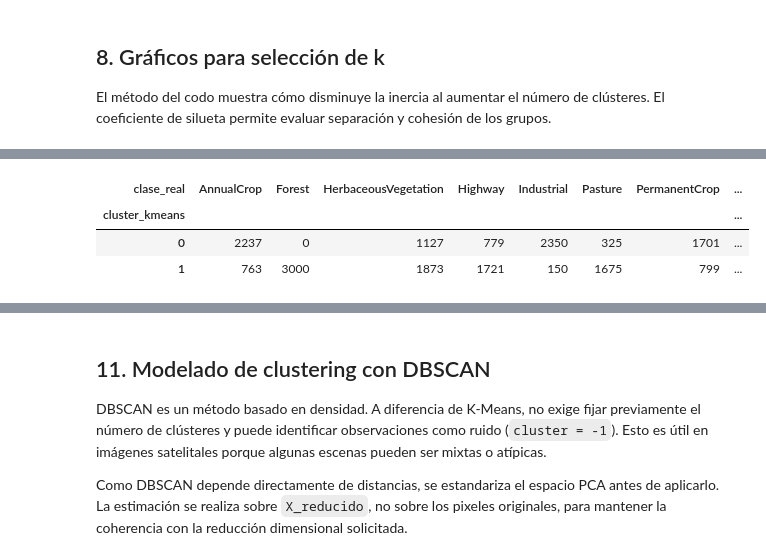
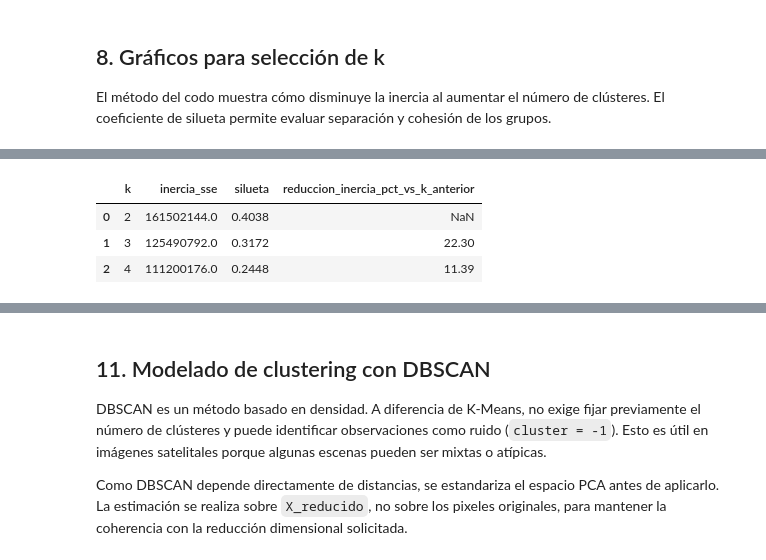
Before and after one commit to almeneses/analisis_multivariado, a Jupyter notebook: desafio_2/situacion_3_eurosat_clustering_parcial.ipynb, the cells around one changed output, grey strips where cells are left out. Drawn from its saved outputs; the diff is of its cells as text; code cells hidden in the pictures.

```diff
--- a/desafio_2/situacion_3_eurosat_clustering_parcial.ipynb
+++ b/desafio_2/situacion_3_eurosat_clustering_parcial.ipynb
@@ -30,6 +30,8 @@ from sklearn.metrics import silhouette_score, adjusted_rand_score, normalized_mu
 
 plt.rcParams["figure.figsize"] = (8, 5)
 plt.rcParams["axes.grid"] = True
+
+RANDOM_STATE = 42
 # %% [markdown]
 ## 2. Carga del dataset y construcción del índice de imágenes
 
@@ -230,5 +230,5 @@ Se evalúa K-Means para distintos valores de `k`. El enunciado solicita usar el
 # %%
-def evaluar_kmeans(X, rango_k=range(2, 13), random_state=42, muestra_silueta=5000):
+def evaluar_kmeans(X, rango_k=range(2, 13), muestra_silueta=5000, random_state=RANDOM_STATE):
     """
     Evalúa K-Means para varios valores de k usando inercia y silueta.
     La silueta se calcula sobre una muestra para reducir costo computacional.
@@ -263,8 +263,7 @@ def evaluar_kmeans(X, rango_k=range(2, 13), random_state=42, muestra_silueta=500
 tabla_kmeans = evaluar_kmeans(
     X_reducido,
     rango_k=range(2, 13),
-    random_state=42,
-    muestra_silueta=5000
+    muestra_silueta=10000
 )
 
 display(tabla_kmeans)
@@ -360,4 +361,71 @@ Aunque las etiquetas reales no se usan para entrenar el clustering, se pueden cr
 # %%
+def resumir_composicion_kmeans(df, columna_cluster, top_n=3):
+    """Resume las clases reales predominantes por clúster."""
+    conteos = pd.crosstab(df[columna_cluster], df["clase_real"])
+    porcentajes = pd.crosstab(
+        df[columna_cluster],
+        df["clase_real"],
+        normalize="index"
+    ) * 100
+
+    filas = []
+    for cluster, fila in porcentajes.iterrows():
+        top = fila.sort_values(ascending=False).head(top_n)
+        composicion = ", ".join([
+            f"{clase} ({porcentaje:.1f}%)"
+            for clase, porcentaje in top.items()
+            if porcentaje > 0
+        ])
+        filas.append({
+            "cluster": cluster,
+            "n_imagenes": int(conteos.loc[cluster].sum()),
+            "clase_dominante": top.index[0],
+            "pureza_aproximada_pct": top.iloc[0],
+            "composicion_principal": composicion
+        })
+
+    return pd.DataFrame(filas)
+
+
+ks_comparacion = [2, 3, 4]
+
+tabla_comparacion_k = (
+    tabla_kmeans[tabla_kmeans["k"].isin(ks_comparacion)]
+    .loc[:, ["k", "inercia_sse", "silueta"]]
+    .copy()
+)
+
+tabla_comparacion_k["reduccion_inercia_pct_vs_k_anterior"] = (
+    tabla_comparacion_k["inercia_sse"].pct_change().abs() * 100
+)
+
+print("Comparación cuantitativa de K-Means para k = 2, 3 y 4:")
+display(tabla_comparacion_k.round({
+    "inercia_sse": 2,
+    "silueta": 4,
+    "reduccion_inercia_pct_vs_k_anterior": 2
+}))
+
+resumen_composicion_por_k = {}
+
+for k in ks_comparacion:
+    columna_cluster = f"cluster_kmeans_k{k}"
+
+    if k == k_final:
+        df_imagenes[columna_cluster] = clusters_kmeans
+    else:
+        etiquetas_k, _ = ajustar_kmeans_final(X_reducido, k)
+        df_imagenes[columna_cluster] = etiquetas_k
+
+    resumen_composicion_por_k[k] = resumir_composicion_kmeans(
+        df_imagenes,
+        columna_cluster=columna_cluster,
+        top_n=3
+    )
+
+    print(f"Composición principal por clúster para k = {k}:")
+    display(resumen_composicion_por_k[k].round(2))
+
 tabla_cruce_kmeans_conteo = pd.crosstab(
     df_imagenes["cluster_kmeans"],
     df_imagenes["clase_real"]
@@ -369,9 +437,9 @@ tabla_cruce_kmeans_porcentaje = pd.crosstab(
     normalize="index"
 ) * 100
 
-print("Conteos por cluster y clase real:")
+print("Conteos por cluster y clase real para la solución final k = 2:")
 display(tabla_cruce_kmeans_conteo)
 
-print("Porcentajes por cluster y clase real:")
+print("Porcentajes por cluster y clase real para la solución final k = 2:")
 display(tabla_cruce_kmeans_porcentaje.round(2))
 # %% [output]
@@ -379,4 +447,4 @@ Conteos por cluster y clase real:
-| clase_real | AnnualCrop | Forest | HerbaceousVegetation | Highway | Industrial | Pasture | PermanentCrop | ... |
-| cluster_kmeans |  |  |  |  |  |  |  | ... |
-| 0 | 2237 | 0 | 1127 | 779 | 2350 | 325 | 1701 | ... |
-| 1 | 763 | 3000 | 1873 | 1721 | 150 | 1675 | 799 | ... |
+|  | k | inercia_sse | silueta | reduccion_inercia_pct_vs_k_anterior |
+| 0 | 2 | 161502144.0 | 0.4038 | NaN |
+| 1 | 3 | 125490792.0 | 0.3172 | 22.30 |
+| 2 | 4 | 111200176.0 | 0.2448 | 11.39 |
```
Also changed, not shown: parts of 36 cells of this notebook.
